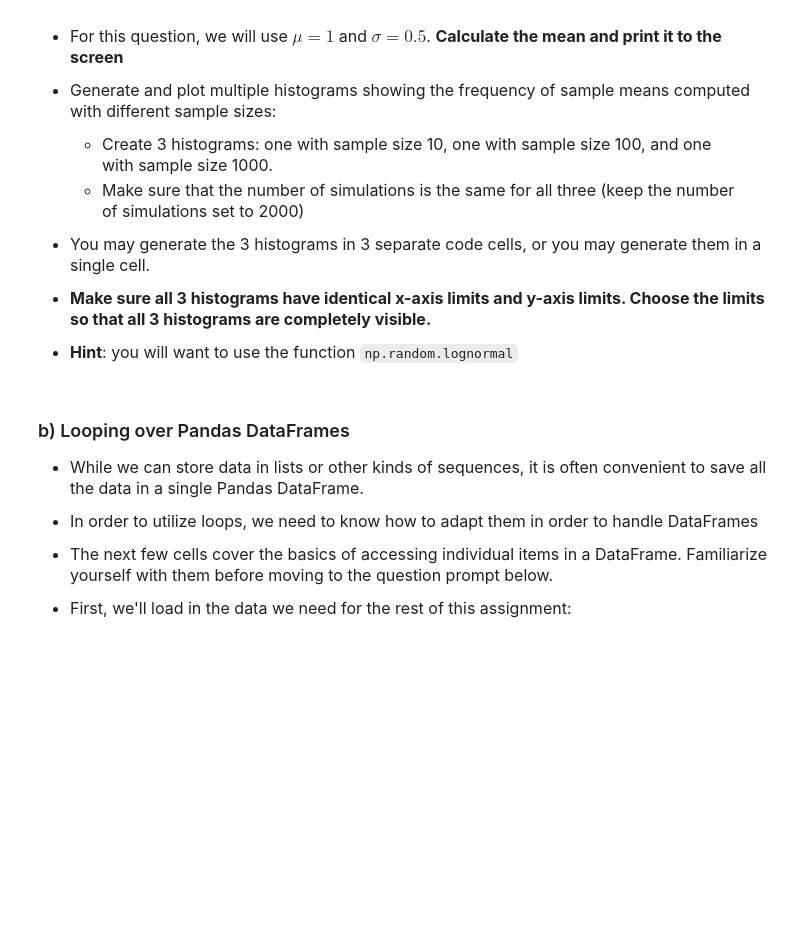
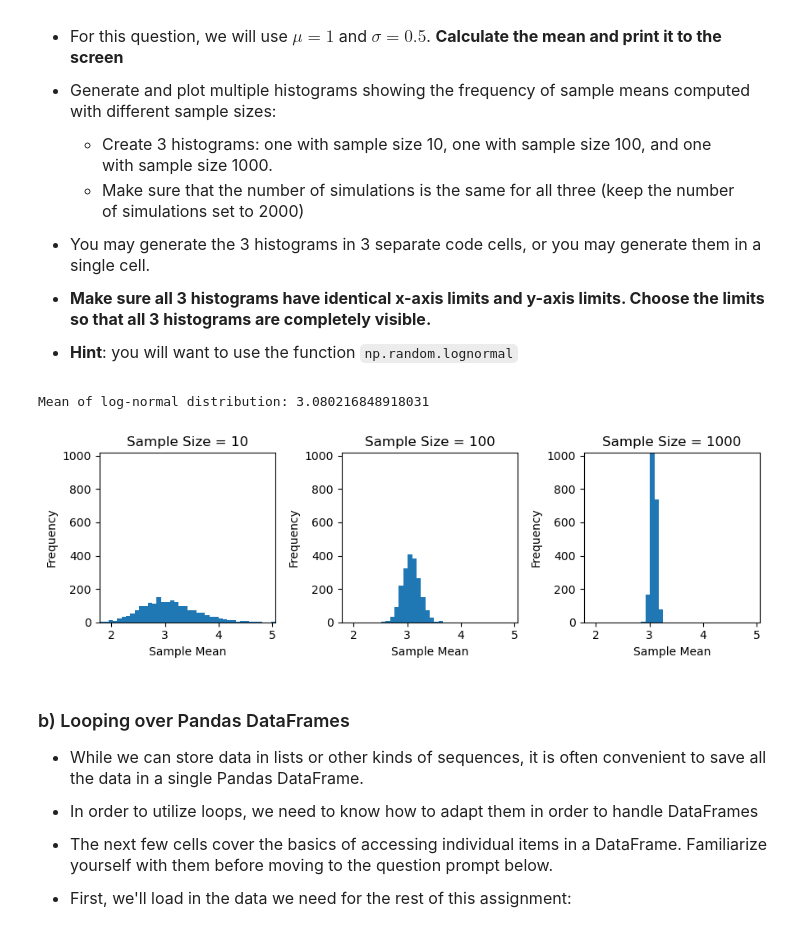
Before and after one commit to miabarnett18/datasci151spring2026, a Jupyter notebook: _assignments/assignment_5/Assignment5 my copy.ipynb, the cells around one changed output. Drawn from its saved outputs; the diff is of its cells as text; code cells hidden in the pictures; blank space fills up the shorter version.

```diff
--- a/_assignments/assignment_5/Assignment5 my copy.ipynb
+++ b/_assignments/assignment_5/Assignment5 my copy.ipynb
@@ -48,34 +48,77 @@ $$ \textrm{mean of log-normal distribution } = \mathrm{e}^{\mu + \frac{\sigma^2}
 import numpy as np
 import matplotlib.pyplot as plt
 # %%
-# complete the code
+# Parameters
+mu = 1
+sigma = 0.5
 
-# you can do the problem in one code cell, or you can handle each sample size in a separate cell.
+# Calculate and print theoretical mean
+theoretical_mean = np.exp(mu + (sigma**2)/2)
+print("Mean of log-normal distribution:", theoretical_mean)
 
 ########### Sample Size 10
 
-np.random.seed(1234) # set the seed for reproducibility
+np.random.seed(1234)
 num_simulations = 2000
+n = 10
 
-# perform simulations, create histogram
+sample_means_10 = np.zeros(num_simulations)
 
+for i in range(num_simulations):
+    sample = np.random.lognormal(mean=mu, sigma=sigma, size=n)
+    sample_means_10[i] = np.mean(sample)
 
 
 ########### Sample Size 100
 
-np.random.seed(1234) # set the seed for reproducibility
+np.random.seed(1234)
 num_simulations = 2000
+n = 100
 
-# perform simulations, create histogram
+sample_means_100 = np.zeros(num_simulations)
 
+for i in range(num_simulations):
+    sample = np.random.lognormal(mean=mu, sigma=sigma, size=n)
+    sample_means_100[i] = np.mean(sample)
 
 
 ########### Sample Size 1000
 
-np.random.seed(1234) # set the seed for reproducibility
+np.random.seed(1234)
 num_simulations = 2000
+n = 1000
 
-# perform simulations, create histogram
+fig, subfig_array = plt.subplots(nrows=1, ncols=3, figsize=(9,3))
+
+# Sample Size 10
+subfig_array[0].hist(sample_means_10, bins=bins, range=(x_min, x_max))
+subfig_array[0].set_title("Sample Size = 10")
+subfig_array[0].set_xlabel("Sample Mean")
+subfig_array[0].set_ylabel("Frequency")
+subfig_array[0].set_xlim(x_min, x_max)
+subfig_array[0].set_ylim(0, y_max)
+
+# Sample Size 100
+subfig_array[1].hist(sample_means_100, bins=bins, range=(x_min, x_max))
+subfig_array[1].set_title("Sample Size = 100")
+subfig_array[1].set_xlabel("Sample Mean")
+subfig_array[1].set_ylabel("Frequency")
+subfig_array[1].set_xlim(x_min, x_max)
+subfig_array[1].set_ylim(0, y_max)
+
+# Sample Size 1000
+subfig_array[2].hist(sample_means_1000, bins=bins, range=(x_min, x_max))
+subfig_array[2].set_title("Sample Size = 1000")
+subfig_array[2].set_xlabel("Sample Mean")
+subfig_array[2].set_ylabel("Frequency")
+subfig_array[2].set_xlim(x_min, x_max)
+subfig_array[2].set_ylim(0, y_max)
+
+plt.tight_layout()
+plt.show()
+# %% [output]
+Mean of log-normal distribution: 3.080216848918031
+[figure, added]
 # %% [markdown]
 ### b) Looping over Pandas DataFrames
 
```
